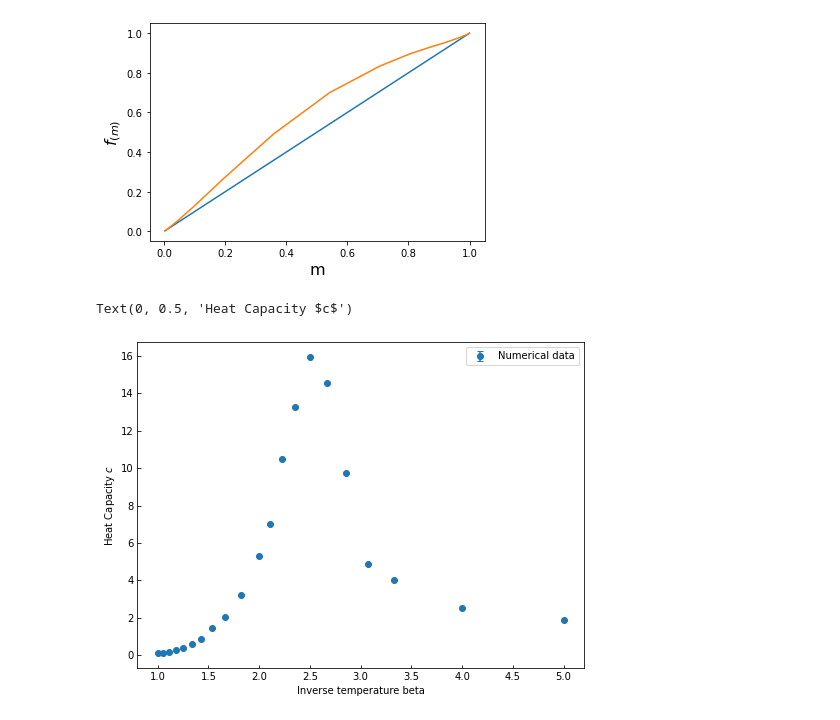
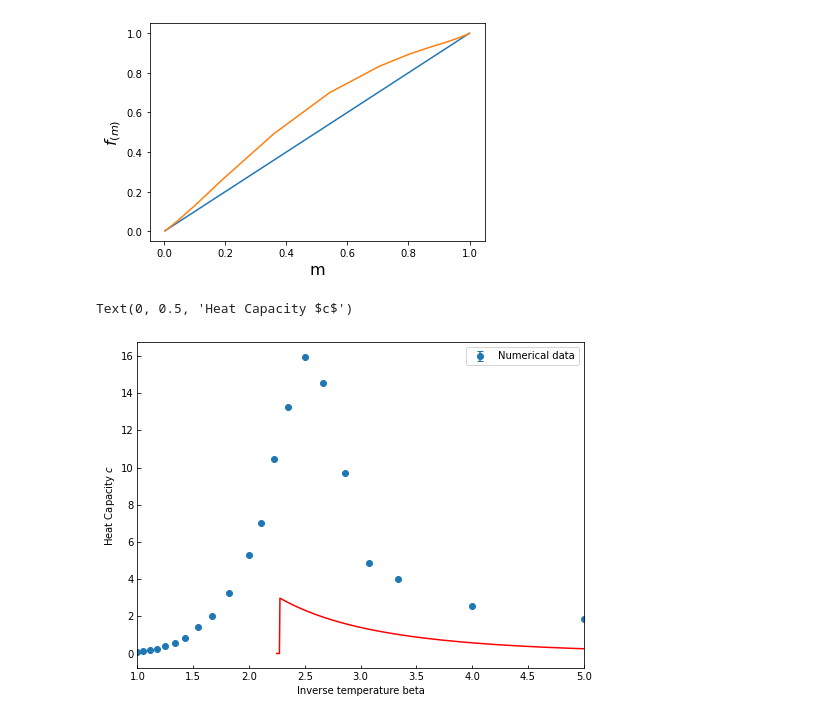
Before and after one commit to thomasbourke1/ising-model, a Jupyter notebook: task1.ipynb, the cells around one changed output. Saved outputs shown, nothing was run; the diff lists cells and outputs as text; code cells hidden in the pictures.

Commit message:
plot c against meanfield data, correct shape, wrong calculation

```diff
--- a/task1.ipynb
+++ b/task1.ipynb
@@ -232,50 +256,50 @@ Text(0, 0.5, '$f_{(m)}$')
 # task 4, calculate specific heat capacity c
 
 k_b = 1.381e-23
-
-def heat_capacity(betas, energy):
-
-    c = []
-    gridSize = 40
-    N = gridSize**2
-    for i in range(len(betas)):
-        temp_c = betas[i] * N * energy[i]
-        c.append(temp_c)
-
-    return c
-
 
 betas, energy, energy_err = plotter("heat capacity", 3, 50, task4=True)
 
 # heat capacity
 c = heat_capacity(betas, energy)
 # heat capacity error
 # dc = heat_capacity(betas, energy_err)
 c_err = []
 
 for i in range(len(c)):
     temp_c_err = 2 * energy_err[i] * energy[i]
     c_err.append(temp_c_err)
-
-# T_0 for plotting
+T_0 = temp_flipper(betas)
 
 
-T_0 = temp_flipper(betas)
+# read in meanfield data
 
+meanfield_data = pd.read_csv("meanfield_isingdata_CSV.csv")
+
+c_meanfield = meanfield_data['c']
+T_Tc_meanfield = meanfield_data['T/T_C']
+
+meanfield_data['T_0'] = 2.27* 1/meanfield_data['T/T_C']
+
+T_meanfield = meanfield_data['T_0']
 
 
 # plotting
 plt.figure(figsize=(8, 6))  # Width: 8 inches, Height: 6 inches
 
 plt.errorbar(T_0, c, yerr=c_err, fmt='o', capsize=3, label="Numerical data")
+
+plt.plot(T_meanfield, c_meanfield, linestyle="-", color = 'r')
+plt.xlim(1,5)
+
+# plt.plot(T_O_meanfield, c)
 
 # plt.plot(betas, c, marker='o', linestyle="")
 plt.legend()
 # Set tick parameters inwards
 plt.tick_params(axis='both', direction='in')
 plt.xlabel('Inverse temperature beta')
 
 plt.ylabel("Heat Capacity $c$")
 # %% [output]
 Text(0, 0.5, 'Heat Capacity $c$')
-[figure, old version]
+[figure, new version]
```
Also changed, not shown: parts of 2 cells of this notebook.
